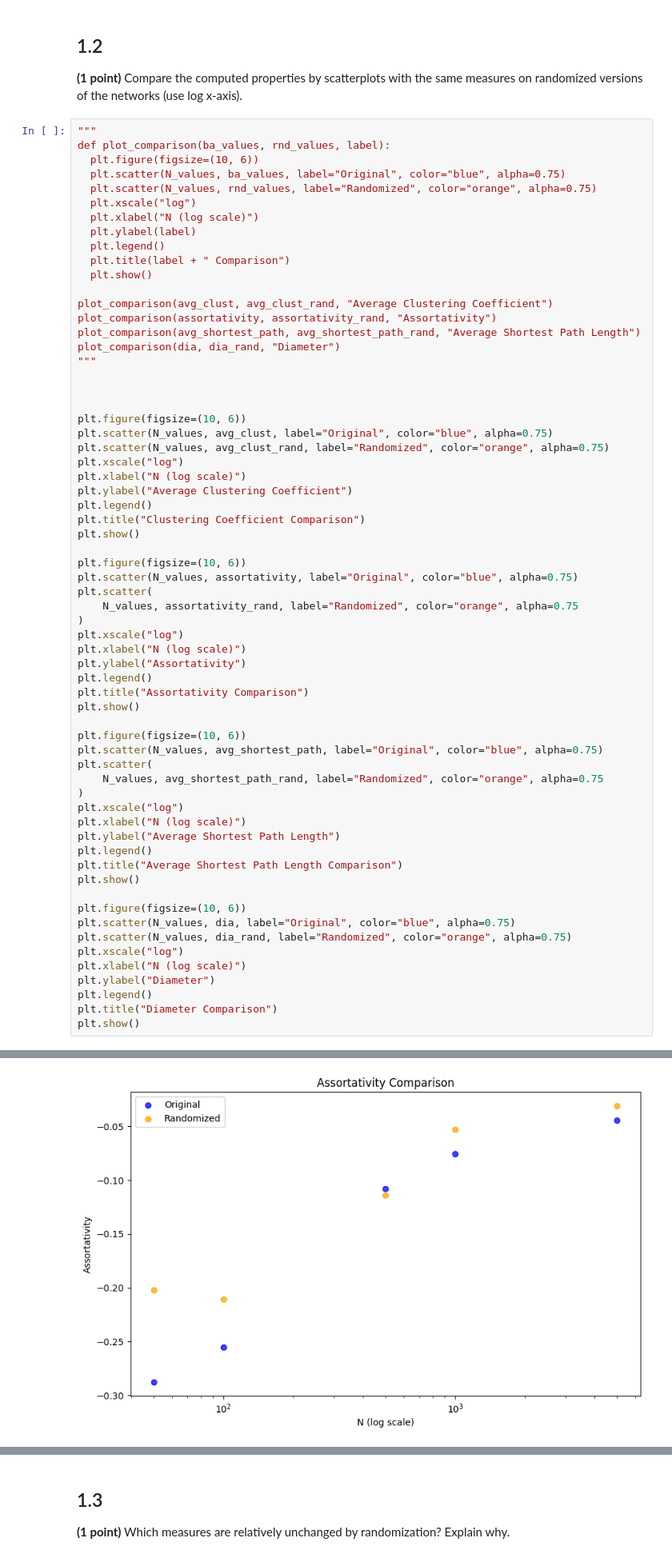
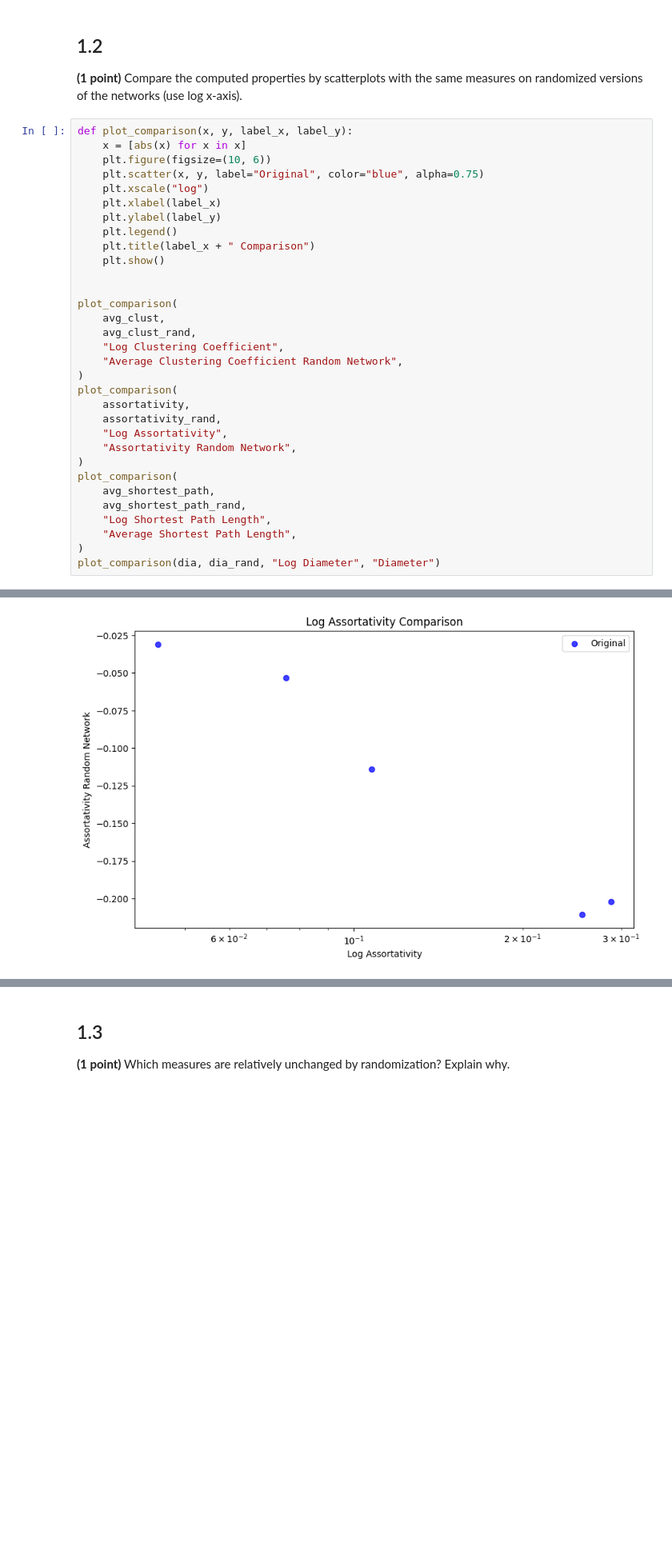
Before and after one commit to liamti5/UZH-Network-Science, a Jupyter notebook: a6/assignment6_Liam_Tessendorf_Maximilian_von_Willich.ipynb, the cells around one changed output, grey strips where cells are left out. Shown at 80% size. Cells and saved outputs as stored; diff of their text form; blank space fills up the shorter version.

Commit message:
Assignment 6 - Change plots for 1.2

```diff
--- a/a6/assignment6_Liam_Tessendorf_Maximilian_von_Willich.ipynb
+++ b/a6/assignment6_Liam_Tessendorf_Maximilian_von_Willich.ipynb
@@ -48,67 +48,35 @@ dia_rand = [nx.diameter(g) for g in randomized_graphs]
 ## 1.2
 **(1 point)** Compare the computed properties by scatterplots with the same measures on randomized versions of the networks (use log x-axis).
 # %%
-"""
-def plot_comparison(ba_values, rnd_values, label):
-  plt.figure(figsize=(10, 6))
-  plt.scatter(N_values, ba_values, label="Original", color="blue", alpha=0.75)
-  plt.scatter(N_values, rnd_values, label="Randomized", color="orange", alpha=0.75)
-  plt.xscale("log")
-  plt.xlabel("N (log scale)")
-  plt.ylabel(label)
-  plt.legend()
-  plt.title(label + " Comparison")
-  plt.show()
-
-plot_comparison(avg_clust, avg_clust_rand, "Average Clustering Coefficient")
-plot_comparison(assortativity, assortativity_rand, "Assortativity")
-plot_comparison(avg_shortest_path, avg_shortest_path_rand, "Average Shortest Path Length")
-plot_comparison(dia, dia_rand, "Diameter")
-"""
+def plot_comparison(x, y, label_x, label_y):
+    x = [abs(x) for x in x]
+    plt.figure(figsize=(10, 6))
+    plt.scatter(x, y, label="Original", color="blue", alpha=0.75)
+    plt.xscale("log")
+    plt.xlabel(label_x)
+    plt.ylabel(label_y)
+    plt.legend()
+    plt.title(label_x + " Comparison")
+    plt.show()
 
 
-
-plt.figure(figsize=(10, 6))
-plt.scatter(N_values, avg_clust, label="Original", color="blue", alpha=0.75)
-plt.scatter(N_values, avg_clust_rand, label="Randomized", color="orange", alpha=0.75)
-plt.xscale("log")
-plt.xlabel("N (log scale)")
-plt.ylabel("Average Clustering Coefficient")
-plt.legend()
-plt.title("Clustering Coefficient Comparison")
-plt.show()
-
-plt.figure(figsize=(10, 6))
-plt.scatter(N_values, assortativity, label="Original", color="blue", alpha=0.75)
-plt.scatter(
-    N_values, assortativity_rand, label="Randomized", color="orange", alpha=0.75
+plot_comparison(
+    avg_clust,
+    avg_clust_rand,
+    "Log Clustering Coefficient",
+    "Average Clustering Coefficient Random Network",
 )
-plt.xscale("log")
-plt.xlabel("N (log scale)")
-plt.ylabel("Assortativity")
-plt.legend()
-plt.title("Assortativity Comparison")
-plt.show()
-
-plt.figure(figsize=(10, 6))
-plt.scatter(N_values, avg_shortest_path, label="Original", color="blue", alpha=0.75)
-plt.scatter(
-    N_values, avg_shortest_path_rand, label="Randomized", color="orange", alpha=0.75
+plot_comparison(
+    assortativity,
+    assortativity_rand,
+    "Log Assortativity",
+    "Assortativity Random Network",
 )
-plt.xscale("log")
-plt.xlabel("N (log scale)")
-plt.ylabel("Average Shortest Path Length")
-plt.legend()
-plt.title("Average Shortest Path Length Comparison")
-plt.show()
-
-plt.figure(figsize=(10, 6))
-plt.scatter(N_values, dia, label="Original", color="blue", alpha=0.75)
-plt.scatter(N_values, dia_rand, label="Randomized", color="orange", alpha=0.75)
-plt.xscale("log")
-plt.xlabel("N (log scale)")
-plt.ylabel("Diameter")
-plt.legend()
-plt.title("Diameter Comparison")
-plt.show()
+plot_comparison(
+    avg_shortest_path,
+    avg_shortest_path_rand,
+    "Log Shortest Path Length",
+    "Average Shortest Path Length",
+)
+plot_comparison(dia, dia_rand, "Log Diameter", "Diameter")
 # %% [output]
@@ -116 +84 @@ plt.show()
-[figure, old version]
+[figure, new version]
```
Also changed, not shown: parts of 2 cells of this notebook.
